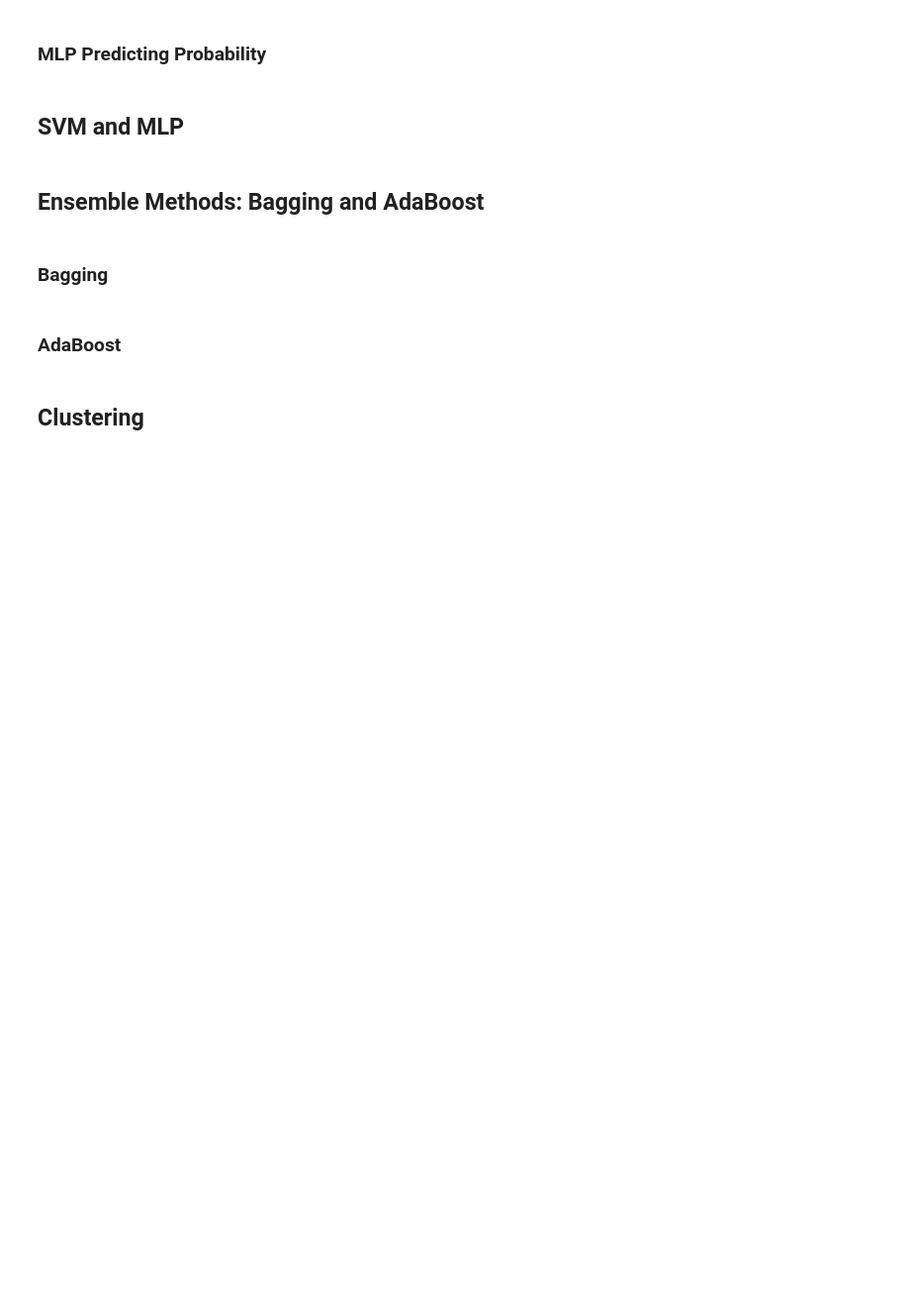
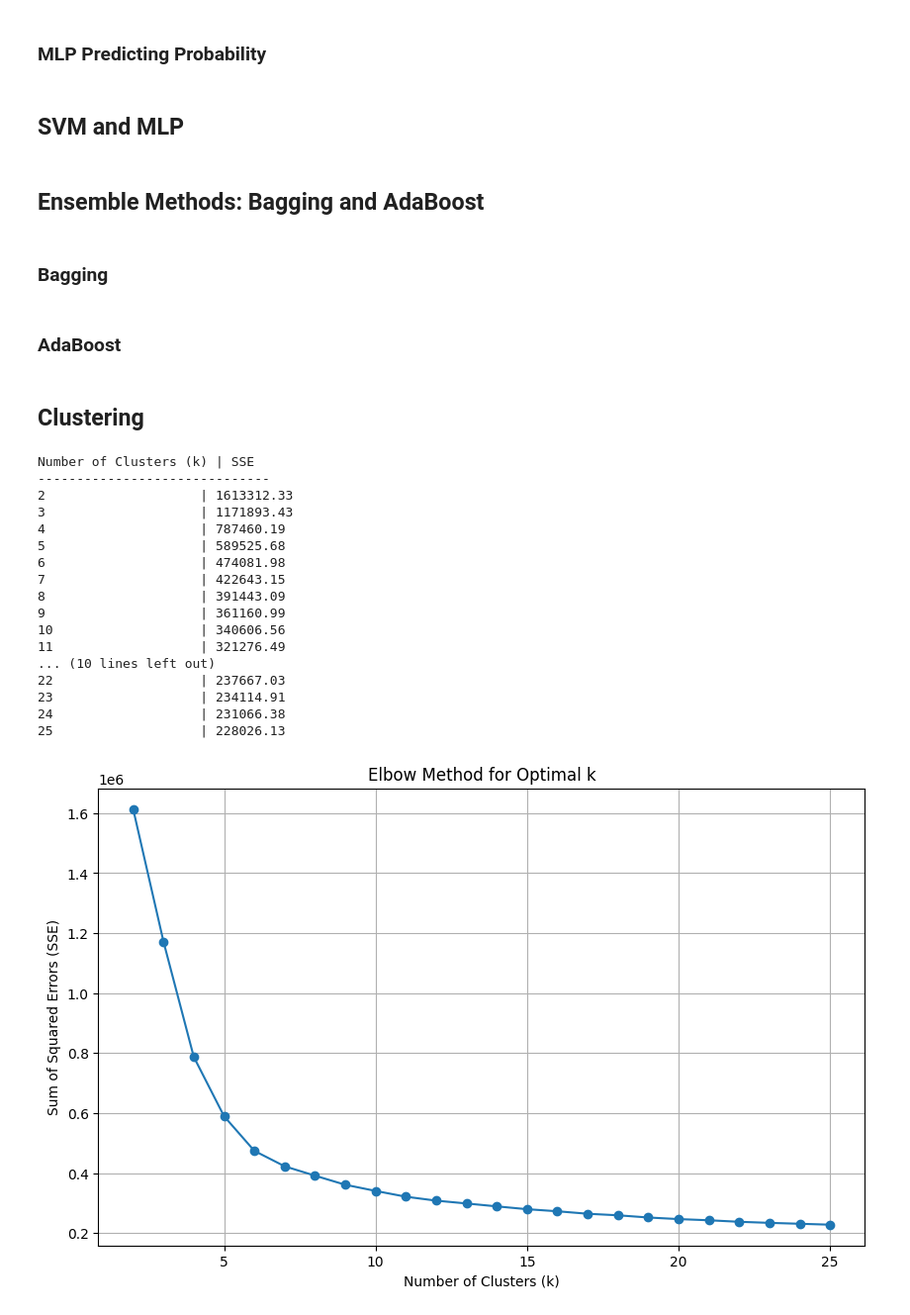
Before and after one commit to SammySaysSo/MachineLearningFinalProject, a Jupyter notebook: finalProject.ipynb, the cells around one changed output. Shown at 99% size. Drawn from its saved outputs; the diff is of its cells as text; code cells hidden in the pictures; blank space fills up the shorter version.

Commit message:
added clustering, adaboost and bagging from the notebook for lab provided in class

```diff
--- a/finalProject.ipynb
+++ b/finalProject.ipynb
@@ -2069,2 +2114,49 @@ plt.show()
 # %% [markdown]
 ## Clustering
+# %%
+clusterRange = range(2, 26)
+sse = []
+
+print("Number of Clusters (k) | SSE")
+print("-" * 30)
+
+for k in clusterRange:
+    kMeans = KMeans(
+        n_clusters=k,
+        init="k-means++",
+        n_init=10,
+        max_iter=500,
+        tol=1e-04,
+        random_state=0,
+    )
+    kMeans.fit(X)
+    sseValue = kMeans.inertia_
+    sse.append(sseValue)
+    print(f"{k:<20} | {sseValue:.2f}")
+
+plt.figure(figsize=(10, 6))
+plt.plot(clusterRange, sse, marker="o")
+plt.grid(True)
+plt.xlabel("Number of Clusters (k)")
+plt.ylabel("Sum of Squared Errors (SSE)")
+plt.title("Elbow Method for Optimal k")
+plt.show()
+# %% [output]
+Number of Clusters (k) | SSE
+------------------------------
+2                    | 1613312.33
+3                    | 1171893.43
+4                    | 787460.19
+5                    | 589525.68
+6                    | 474081.98
+7                    | 422643.15
+8                    | 391443.09
+9                    | 361160.99
+10                   | 340606.56
+11                   | 321276.49
+... (10 lines left out)
+22                   | 237667.03
+23                   | 234114.91
+24                   | 231066.38
+25                   | 228026.13
+[figure, added]
```
Also changed, not shown: parts of 3 cells of this notebook.
